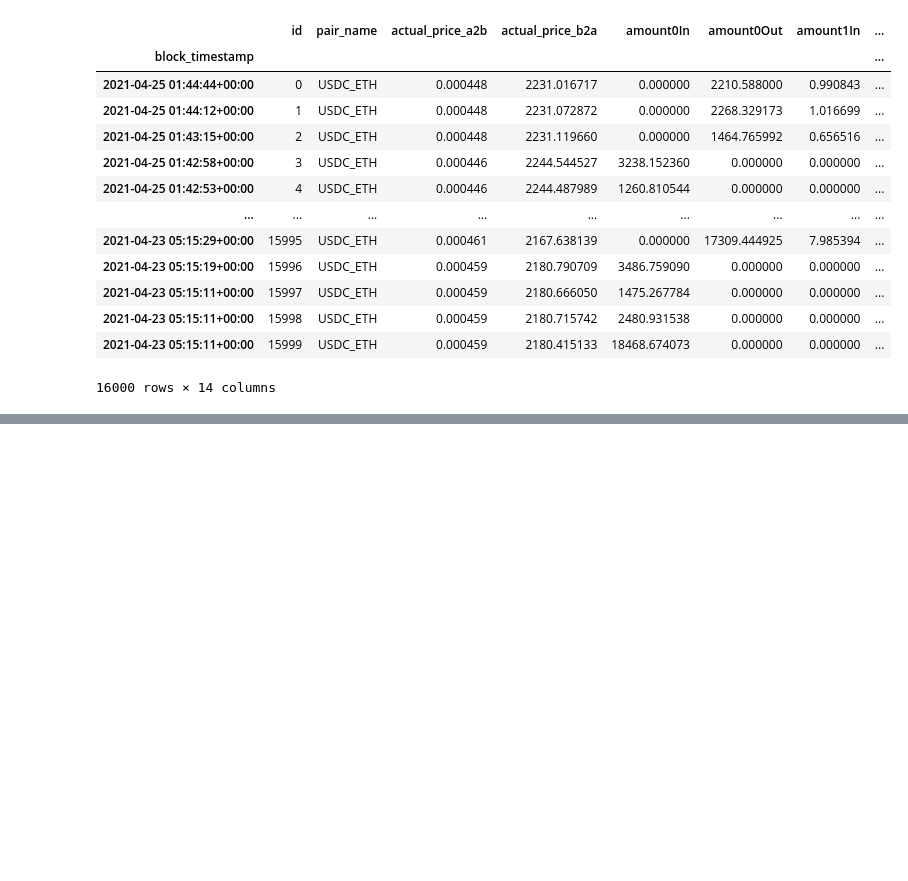
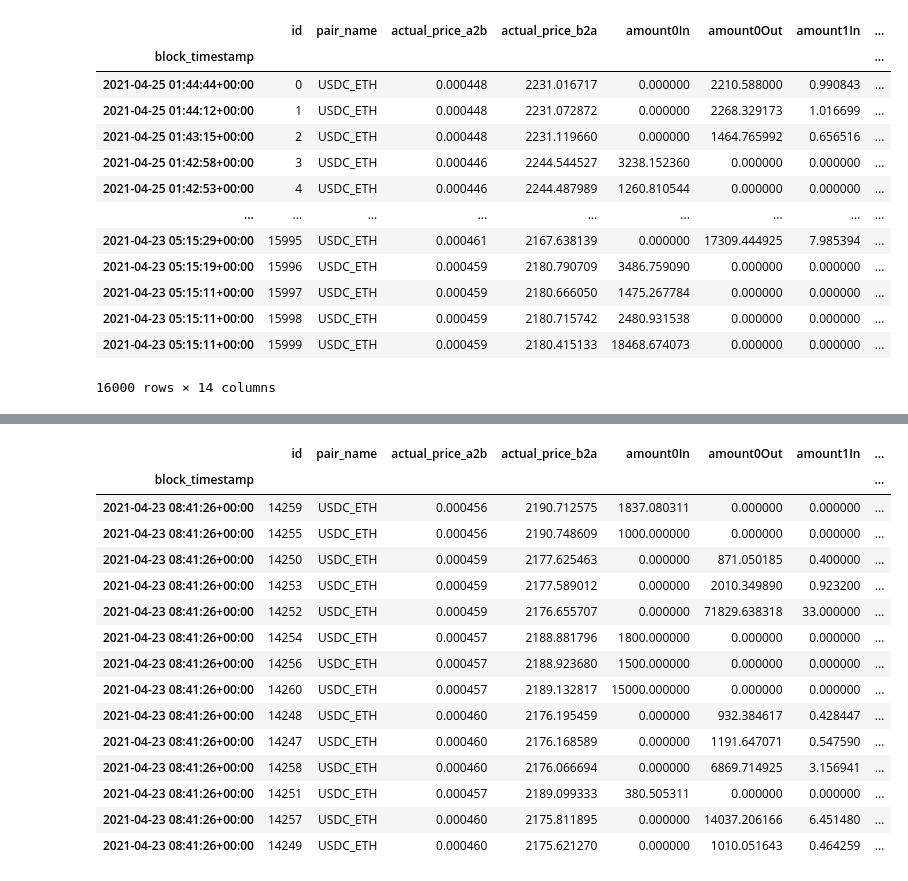
Before and after one commit to bixia/pydata-notebook, a Jupyter notebook: uniswap_data.ipynb, the cells around one changed output, grey strips where cells are left out. Saved outputs shown, nothing was run; the diff lists cells and outputs as text; code cells hidden in the pictures; blank space fills up the shorter version.

```diff
--- a/uniswap_data.ipynb
+++ b/uniswap_data.ipynb
@@ -124,6 +127,8 @@ i = df[2].index
 # df[1].reindex(i).isnull().sum()
 tmp = df[2].loc['2021-04-23 08:41:26+00:00'].sort_values(by='log_index')
 tmp.index
+tmp
+# tmp.index[0] = '2021-04-23 08:41:26+00:01'
 # spread = df[2].actual_price_b2a.sub(df[1].actual_price_b2a.mul(df[0].actual_price_a2b,
 # spread
 # %% [output]
@@ -137,0 +135,16 @@ Index(['2021-04-23 08:41:26+00:00', '2021-04-23 08:41:26+00:00',
+|  | id | pair_name | actual_price_a2b | actual_price_b2a | amount0In | amount0Out | amount1In | ... |
+| block_timestamp |  |  |  |  |  |  |  | ... |
+| 2021-04-23 08:41:26+00:00 | 14259 | USDC_ETH | 0.000456 | 2190.712575 | 1837.080311 | 0.000000 | 0.000000 | ... |
+| 2021-04-23 08:41:26+00:00 | 14255 | USDC_ETH | 0.000456 | 2190.748609 | 1000.000000 | 0.000000 | 0.000000 | ... |
+| 2021-04-23 08:41:26+00:00 | 14250 | USDC_ETH | 0.000459 | 2177.625463 | 0.000000 | 871.050185 | 0.400000 | ... |
+| 2021-04-23 08:41:26+00:00 | 14253 | USDC_ETH | 0.000459 | 2177.589012 | 0.000000 | 2010.349890 | 0.923200 | ... |
+| 2021-04-23 08:41:26+00:00 | 14252 | USDC_ETH | 0.000459 | 2176.655707 | 0.000000 | 71829.638318 | 33.000000 | ... |
+| 2021-04-23 08:41:26+00:00 | 14254 | USDC_ETH | 0.000457 | 2188.881796 | 1800.000000 | 0.000000 | 0.000000 | ... |
+| 2021-04-23 08:41:26+00:00 | 14256 | USDC_ETH | 0.000457 | 2188.923680 | 1500.000000 | 0.000000 | 0.000000 | ... |
+| 2021-04-23 08:41:26+00:00 | 14260 | USDC_ETH | 0.000457 | 2189.132817 | 15000.000000 | 0.000000 | 0.000000 | ... |
+| 2021-04-23 08:41:26+00:00 | 14248 | USDC_ETH | 0.000460 | 2176.195459 | 0.000000 | 932.384617 | 0.428447 | ... |
+| 2021-04-23 08:41:26+00:00 | 14247 | USDC_ETH | 0.000460 | 2176.168589 | 0.000000 | 1191.647071 | 0.547590 | ... |
+| 2021-04-23 08:41:26+00:00 | 14258 | USDC_ETH | 0.000460 | 2176.066694 | 0.000000 | 6869.714925 | 3.156941 | ... |
+| 2021-04-23 08:41:26+00:00 | 14251 | USDC_ETH | 0.000457 | 2189.099333 | 380.505311 | 0.000000 | 0.000000 | ... |
+| 2021-04-23 08:41:26+00:00 | 14257 | USDC_ETH | 0.000460 | 2175.811895 | 0.000000 | 14037.206166 | 6.451480 | ... |
+| 2021-04-23 08:41:26+00:00 | 14249 | USDC_ETH | 0.000460 | 2175.621270 | 0.000000 | 1010.051643 | 0.464259 | ... |
```
Also changed, not shown: parts of 2 cells of this notebook, 1 other file.
